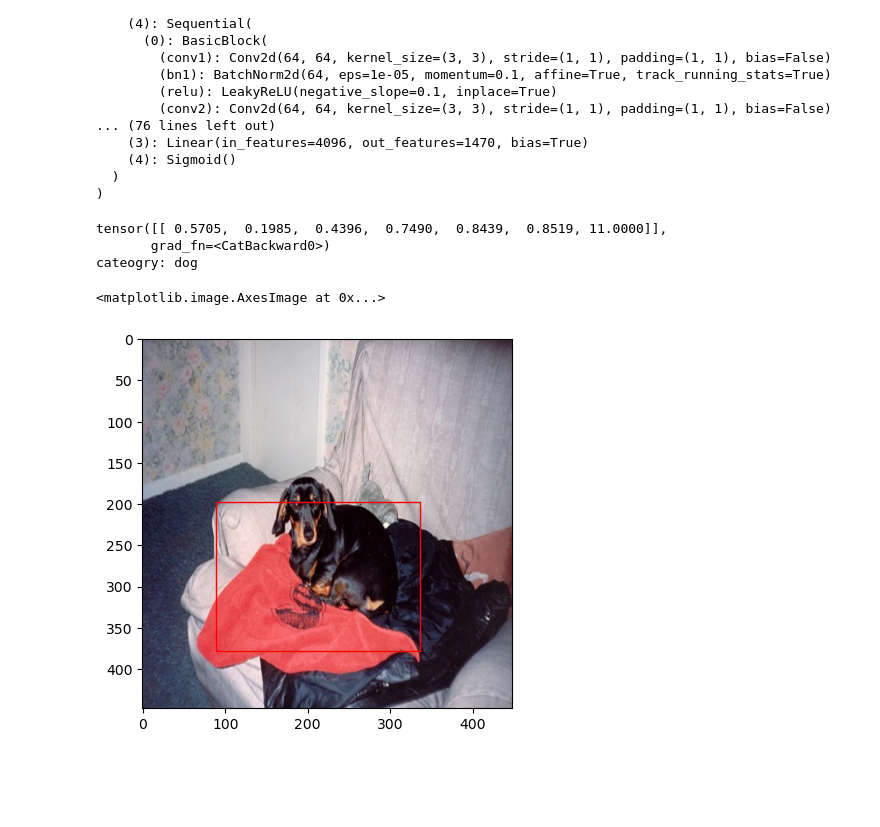
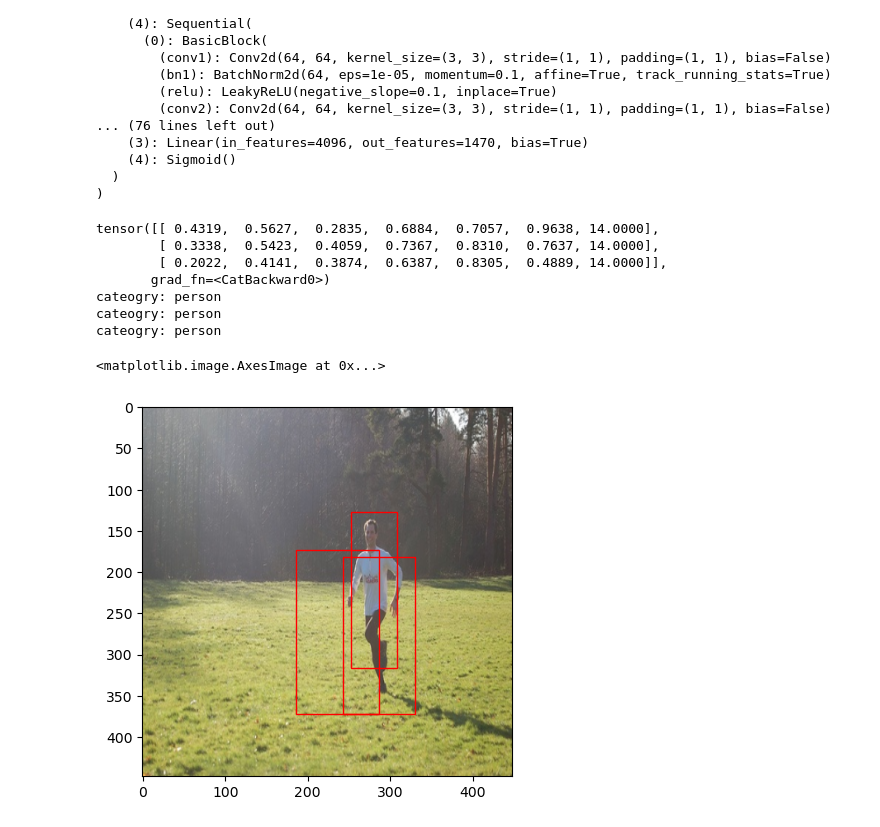
Before and after one commit to ericoericochen/yolov1-pascal-voc, a Jupyter notebook: evaluate.ipynb, the cells around one changed output. Saved outputs shown, nothing was run; the diff lists cells and outputs as text; code cells hidden in the pictures; blank space fills up the shorter version.

```diff
--- a/evaluate.ipynb
+++ b/evaluate.ipynb
@@ -54,7 +54,7 @@ ResNet18YOLOv1(
   )
 )
 # %%
-i = 20
+i = 28
 
 X, Y = voc_val[i]
 X = X.unsqueeze(0)
@@ -65,33 +65,37 @@ print(bboxes)
 fig, ax = plt.subplots()
 
 for bbox in bboxes:
     confidence = bbox[0]
     x1y1x2y2 = bbox[1:5]
     probability = bbox[5]
     class_idx = bbox[6]
 
     category = dataset.PascalVOC.categories_list[int(class_idx)]
     print(f"cateogry: {category}")
 
     x1y1x2y2 = x1y1x2y2.detach().numpy() * 448
     x1 = x1y1x2y2[0]
     y1 = x1y1x2y2[1]
     x2 = x1y1x2y2[2]
     y2 = x1y1x2y2[3]
 
     width = x2 - x1
     height = y2 - y1
 
     rect = patches.Rectangle((x1, y1), width, height, linewidth=1, edgecolor='r', facecolor='none')
     ax.add_patch(rect)
 
 transform = torchvision.transforms.Compose([torchvision.transforms.ToTensor(),
                                             torchvision.transforms.Resize((448, 448))])
 img = transform(pascal_voc_val[i][0]).permute((1, 2, 0))
 ax.imshow(img)
 # %% [output]
-tensor([[ 0.5705,  0.1985,  0.4396,  0.7490,  0.8439,  0.8519, 11.0000]],
+tensor([[ 0.4319,  0.5627,  0.2835,  0.6884,  0.7057,  0.9638, 14.0000],
+        [ 0.3338,  0.5423,  0.4059,  0.7367,  0.8310,  0.7637, 14.0000],
+        [ 0.2022,  0.4141,  0.3874,  0.6387,  0.8305,  0.4889, 14.0000]],
        grad_fn=<CatBackward0>)
-cateogry: dog
+cateogry: person
+cateogry: person
+cateogry: person
 <matplotlib.image.AxesImage at 0x...>
-[figure, old version]
+[figure, new version]
```
Also changed, not shown: 1 other file.
